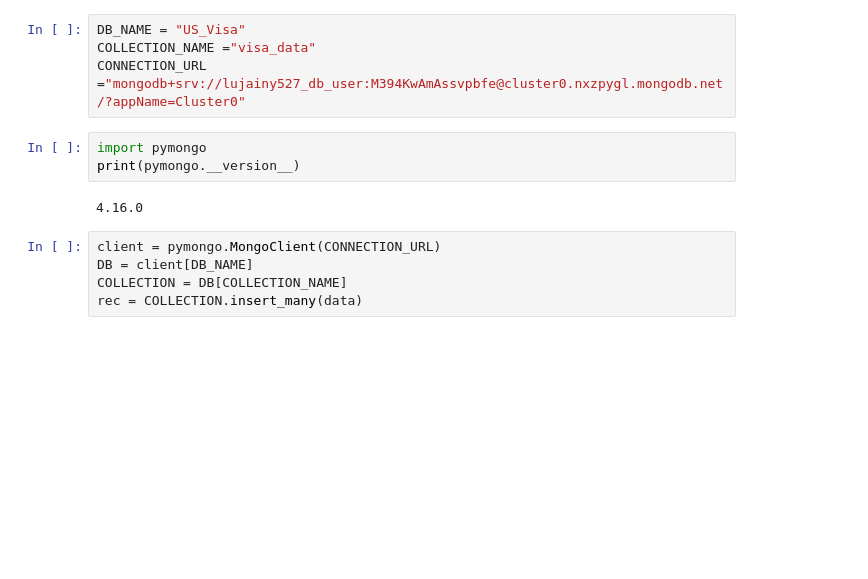
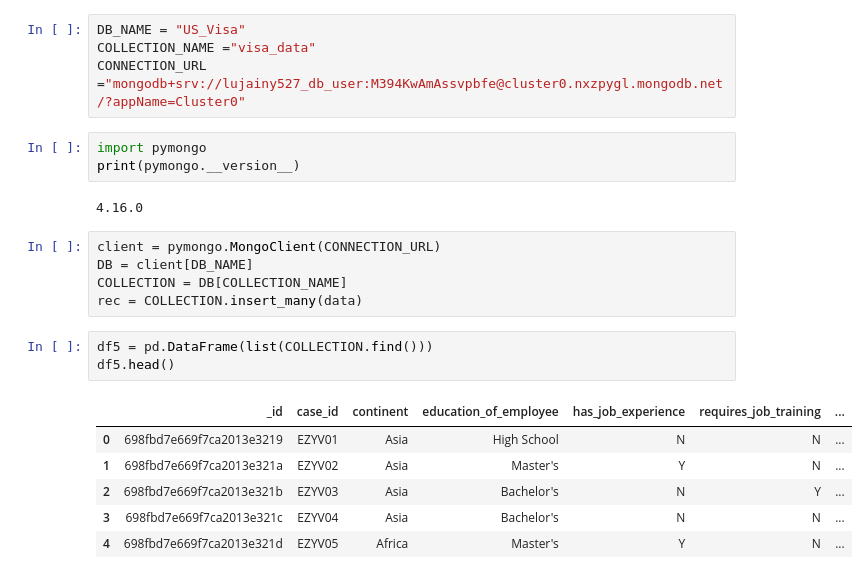
Before and after one commit to LujainY2/Visa-, a Jupyter notebook: Notebook/mangodb.ipynb, the cells around one changed output. Drawn from its saved outputs; the diff is of its cells as text; blank space fills up the shorter version.

```diff
--- a/Notebook/mangodb.ipynb
+++ b/Notebook/mangodb.ipynb
@@ -74,3 +74,13 @@ client = pymongo.MongoClient(CONNECTION_URL)
 DB = client[DB_NAME]
 COLLECTION = DB[COLLECTION_NAME]
 rec = COLLECTION.insert_many(data)
+# %%
+df5 = pd.DataFrame(list(COLLECTION.find()))
+df5.head()
+# %% [output]
+|  | _id | case_id | continent | education_of_employee | has_job_experience | requires_job_training | ... |
+| 0 | 698fbd7e669f7ca2013e3219 | EZYV01 | Asia | High School | N | N | ... |
+| 1 | 698fbd7e669f7ca2013e321a | EZYV02 | Asia | Master's | Y | N | ... |
+| 2 | 698fbd7e669f7ca2013e321b | EZYV03 | Asia | Bachelor's | N | Y | ... |
+| 3 | 698fbd7e669f7ca2013e321c | EZYV04 | Asia | Bachelor's | N | N | ... |
+| 4 | 698fbd7e669f7ca2013e321d | EZYV05 | Africa | Master's | Y | N | ... |
```
